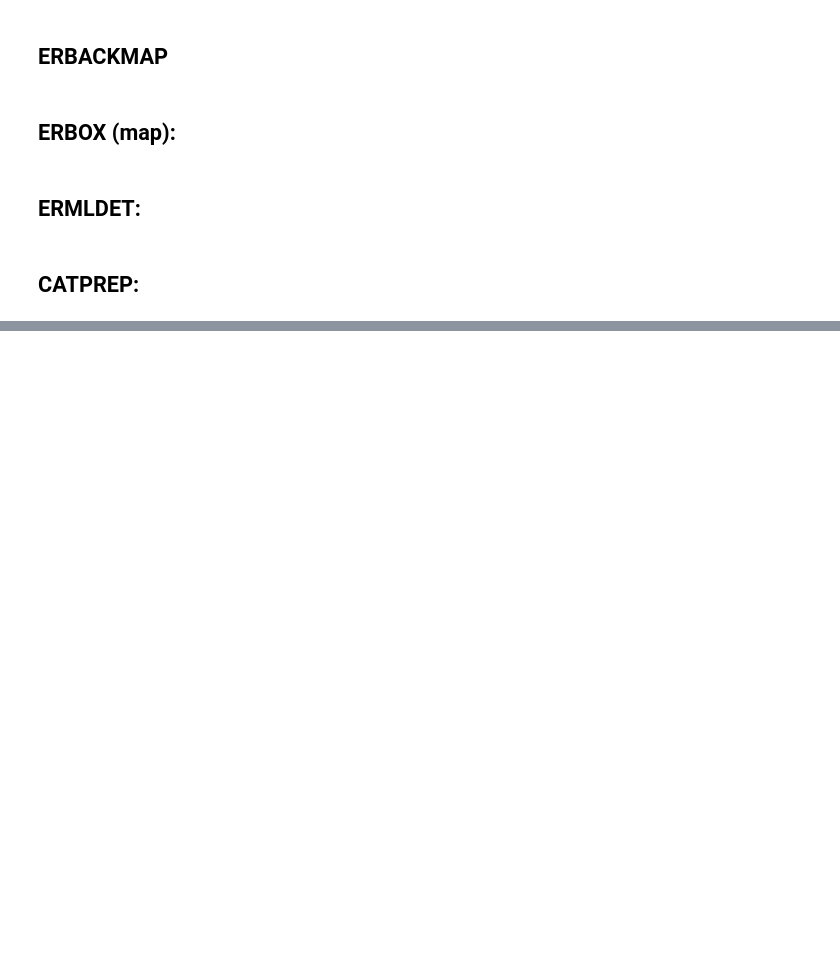
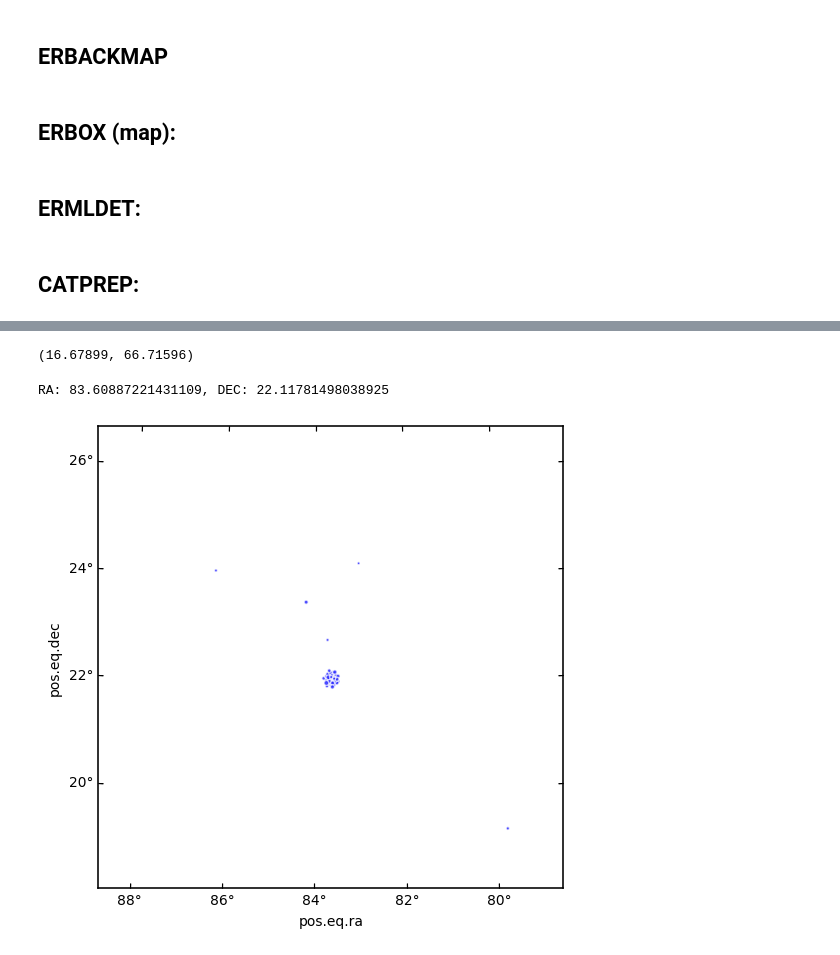
Before and after one commit to AdiPandya/HEA_SNR_Tutorials, a Jupyter notebook: eROSITA_eSASS_Tutorials/Imaging/03_Source_detection.ipynb, the cells around one changed output, grey strips where cells are left out. Saved outputs shown, nothing was run; the diff lists cells and outputs as text; code cells hidden in the pictures; blank space fills up the shorter version.

```diff
--- a/eROSITA_eSASS_Tutorials/Imaging/03_Source_detection.ipynb
+++ b/eROSITA_eSASS_Tutorials/Imaging/03_Source_detection.ipynb
@@ -170,0 +223,36 @@ with open("../Data/Source_cat/process.log", "a") as log_file:
+# %%
+max(size_pix), max(data['EXT'])
+# %% [output]
+(16.67899, 66.71596)
+# %%
+# Find the index of the maximum value in data['EXT']
+max_ext_index = np.argmax(data['EXT'])
+
+# Get the corresponding RA and DEC values
+max_ra = data['RA'][max_ext_index]
+max_dec = data['DEC'][max_ext_index]
+
+print(f"RA: {max_ra}, DEC: {max_dec}")
+# %% [output]
+RA: 83.60887221431109, DEC: 22.11781498038925
+# %%
+with fits.open(image_file) as hdul:
+    w = wcs.WCS(hdul[0].header)
+
+ra_values = data['RA']
+dec_values = data['DEC']
+ext_values = data['EXT']/3600
+
+pixel_coords = w.wcs_world2pix(np.column_stack((ra_values, dec_values)), 1)
+
+x_coords, y_coords = pixel_coords[:, 0], pixel_coords[:, 1]
+size_pix = ext_values/np.abs(w.wcs.cdelt[0])
+
+fig = plt.figure(1, figsize=(6, 6))
+ax = plt.subplot(projection=w)
+ax.scatter(x_coords, y_coords, s=size_pix, alpha=0.7, edgecolors='w', c='b')
+ax.coords[0].set_format_unit('deg')
+ax.coords[1].set_format_unit('deg')
+plt.show()
+# %% [output]
+[figure, added]
```
Also changed, not shown: parts of 4 cells of this notebook, 1 other file.
